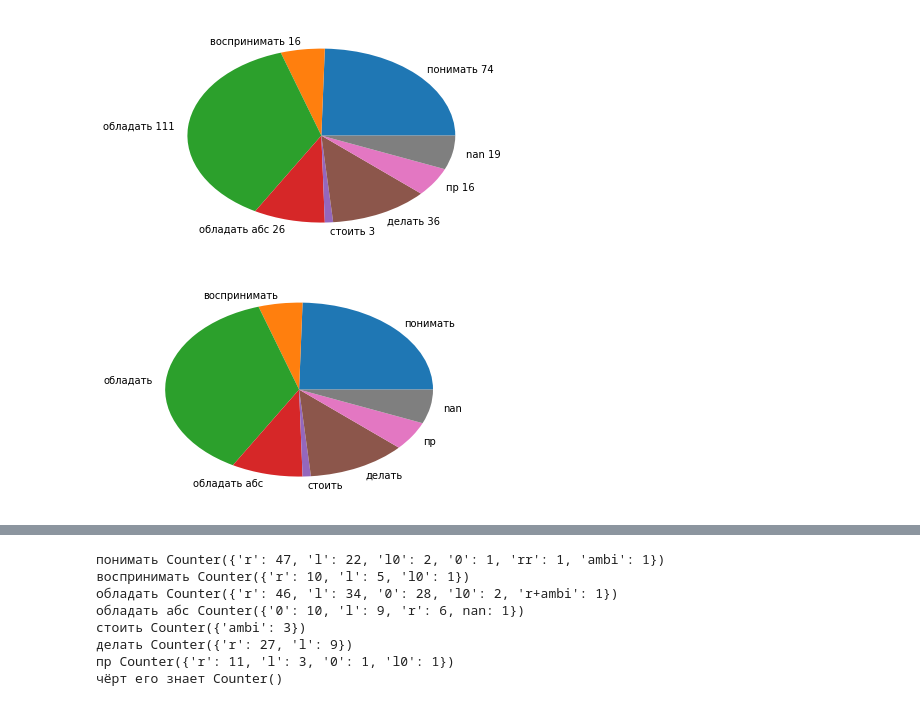
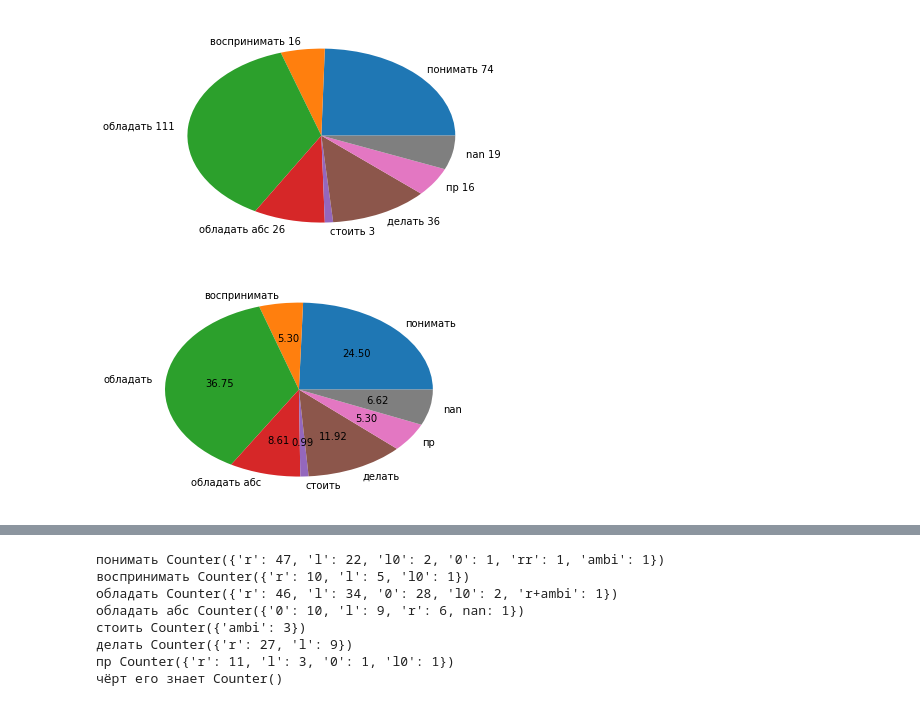
Before and after one commit to marchdown/schisch, a Jupyter notebook: schisch.ipynb, the cells around one changed output, grey strips where cells are left out. Drawn from its saved outputs; the diff is of its cells as text; code cells hidden in the pictures.

```diff
--- a/schisch.ipynb
+++ b/schisch.ipynb
@@ -6,7 +6,9 @@
 # и несколько питонячьих модулей: pip3 install numpy pandas matplotlib
 # %%
 #csvfile_path = '/Users/serratus/Downloads/Ни шиша - все вместе.csv'  # данные мы берём из локального файла.
-csvfile_path = "https://pastebin.com/raw/6HnQ772y" # можно и по-другому, из сети.
+#csvfile_path = "https://pastebin.com/raw/6HnQ772y" # можно и по-другому, из сети.
+csvfile_path = "https://pastebin.com/raw/aECMpraM" # версия от пятнадцатого мая
+
 import numpy as np # для численных операций и NaN.
 import pandas # для хранения, представления, фильтрации данных
 import matplotlib.pyplot as plt # для картинок
@@ -283,12 +285,11 @@ plt.show()
 # import cufflinks
 # pie=cufflinks.datagen.pie()
 # %%
-
 plt.pie([float(v) for v in semantic_type_freqs.values()], labels=list(semantic_type_freqs.keys()),
-           autopct=None)
+           autopct='%.2f')
 plt.show()
 # %% [output]
-[figure, old version]
+[figure, new version]
 # %%
 data.head()
 # %% [output]
```
Also changed, not shown: parts of 1 cell of this notebook.
